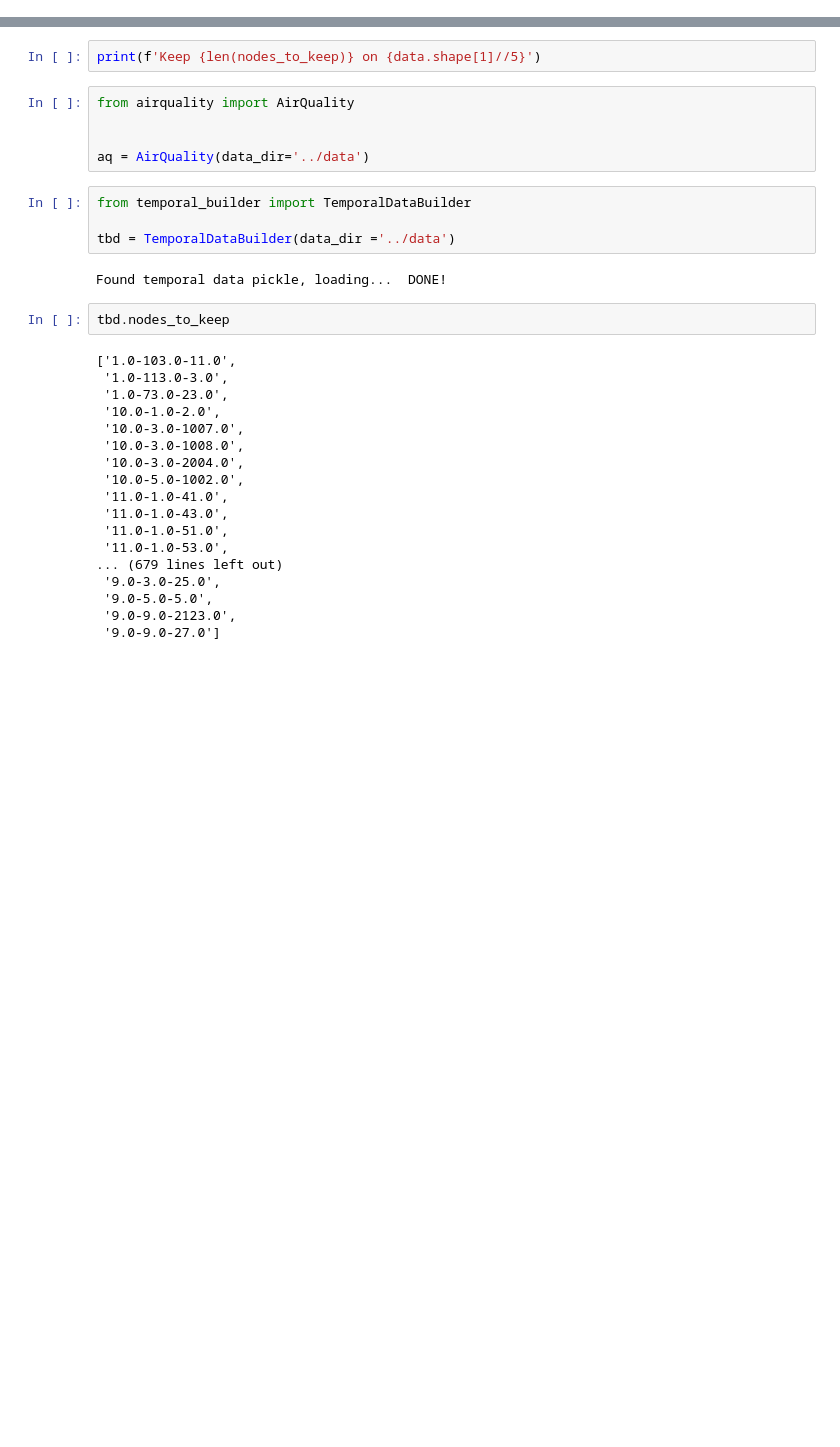
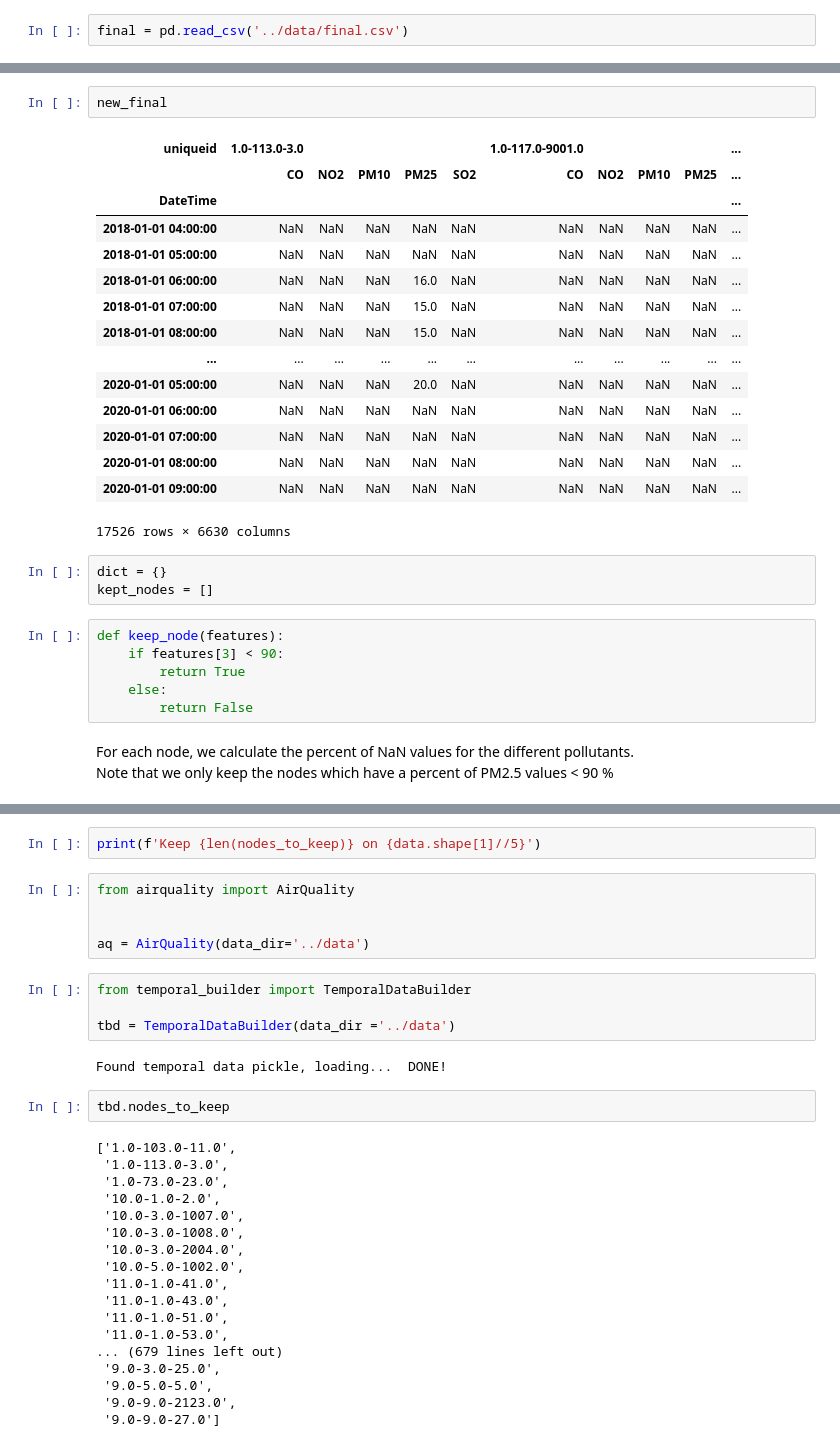
Before and after one commit to NicoArmas/gdl_air_quality, a Jupyter notebook: code/experiments.ipynb, the cells around one changed output, grey strips where cells are left out. Drawn from its saved outputs; the diff is of its cells as text; blank space fills up the shorter version.

```diff
--- a/code/experiments.ipynb
+++ b/code/experiments.ipynb
@@ -31,0 +34,2 @@ def node_info(df, node):
+# %%
+final = pd.read_csv('../data/final.csv')
@@ -31,0 +139,30 @@ def node_info(df, node):
+# %%
+new_final
+# %% [output]
+| uniqueid | 1.0-113.0-3.0 |  |  |  |  | 1.0-117.0-9001.0 |  |  |  | ... |
+|  | CO | NO2 | PM10 | PM25 | SO2 | CO | NO2 | PM10 | PM25 | ... |
+| DateTime |  |  |  |  |  |  |  |  |  | ... |
+| 2018-01-01 04:00:00 | NaN | NaN | NaN | NaN | NaN | NaN | NaN | NaN | NaN | ... |
+| 2018-01-01 05:00:00 | NaN | NaN | NaN | NaN | NaN | NaN | NaN | NaN | NaN | ... |
+| 2018-01-01 06:00:00 | NaN | NaN | NaN | 16.0 | NaN | NaN | NaN | NaN | NaN | ... |
+| 2018-01-01 07:00:00 | NaN | NaN | NaN | 15.0 | NaN | NaN | NaN | NaN | NaN | ... |
+| 2018-01-01 08:00:00 | NaN | NaN | NaN | 15.0 | NaN | NaN | NaN | NaN | NaN | ... |
+| ... | ... | ... | ... | ... | ... | ... | ... | ... | ... | ... |
+| 2020-01-01 05:00:00 | NaN | NaN | NaN | 20.0 | NaN | NaN | NaN | NaN | NaN | ... |
+| 2020-01-01 06:00:00 | NaN | NaN | NaN | NaN | NaN | NaN | NaN | NaN | NaN | ... |
+| 2020-01-01 07:00:00 | NaN | NaN | NaN | NaN | NaN | NaN | NaN | NaN | NaN | ... |
+| 2020-01-01 08:00:00 | NaN | NaN | NaN | NaN | NaN | NaN | NaN | NaN | NaN | ... |
+| 2020-01-01 09:00:00 | NaN | NaN | NaN | NaN | NaN | NaN | NaN | NaN | NaN | ... |
+17526 rows × 6630 columns
+# %%
+dict = {}
+kept_nodes = []
+# %%
+def keep_node(features):
+    if features[3] < 90:
+        return True
+    else:
+        return False
+# %% [markdown]
+For each node, we calculate the percent of NaN values for the different pollutants. <br>
+Note that we only keep the nodes which have a percent of PM2.5 values < 90 %
```
Also changed, not shown: parts of 42 cells of this notebook.
